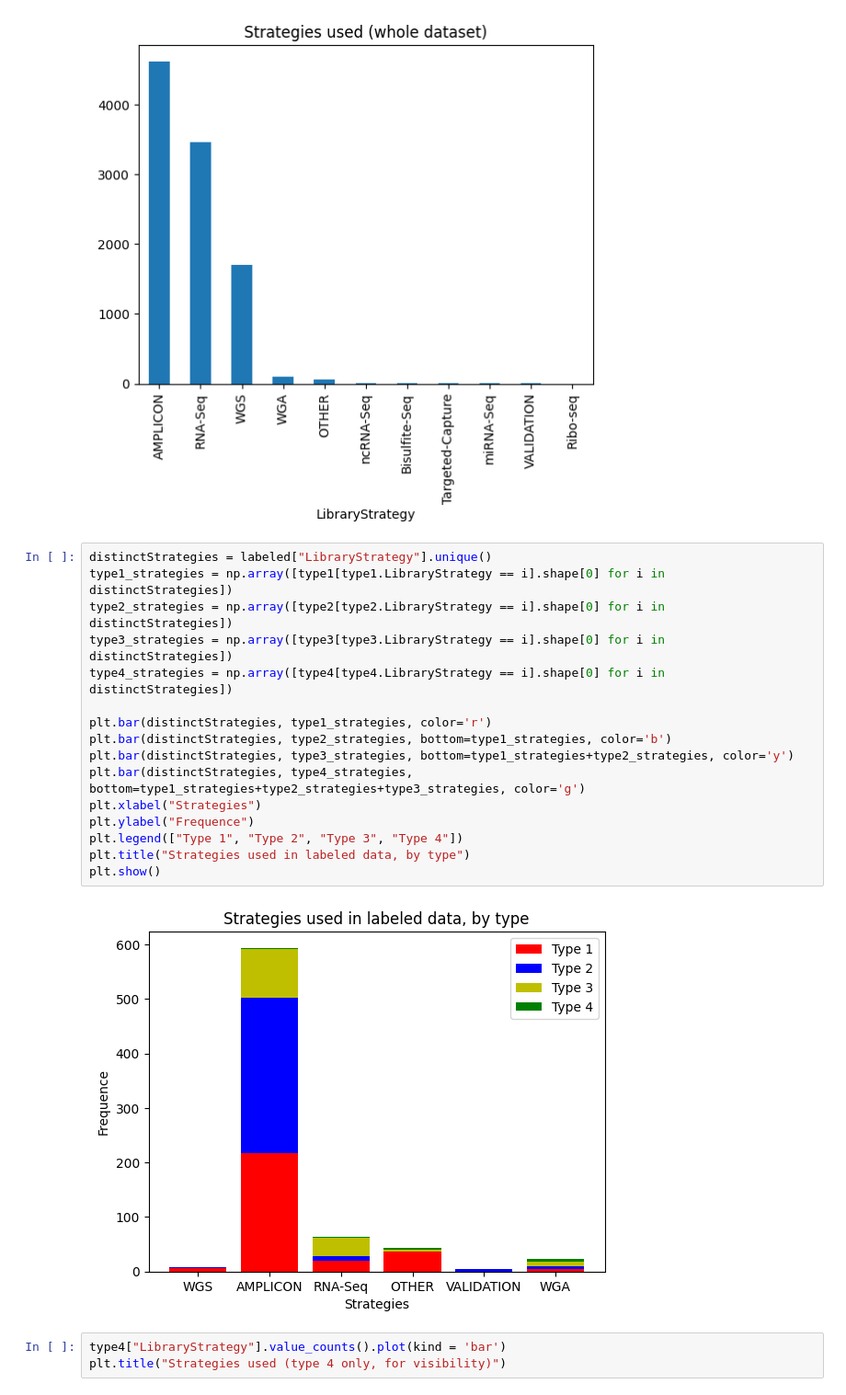
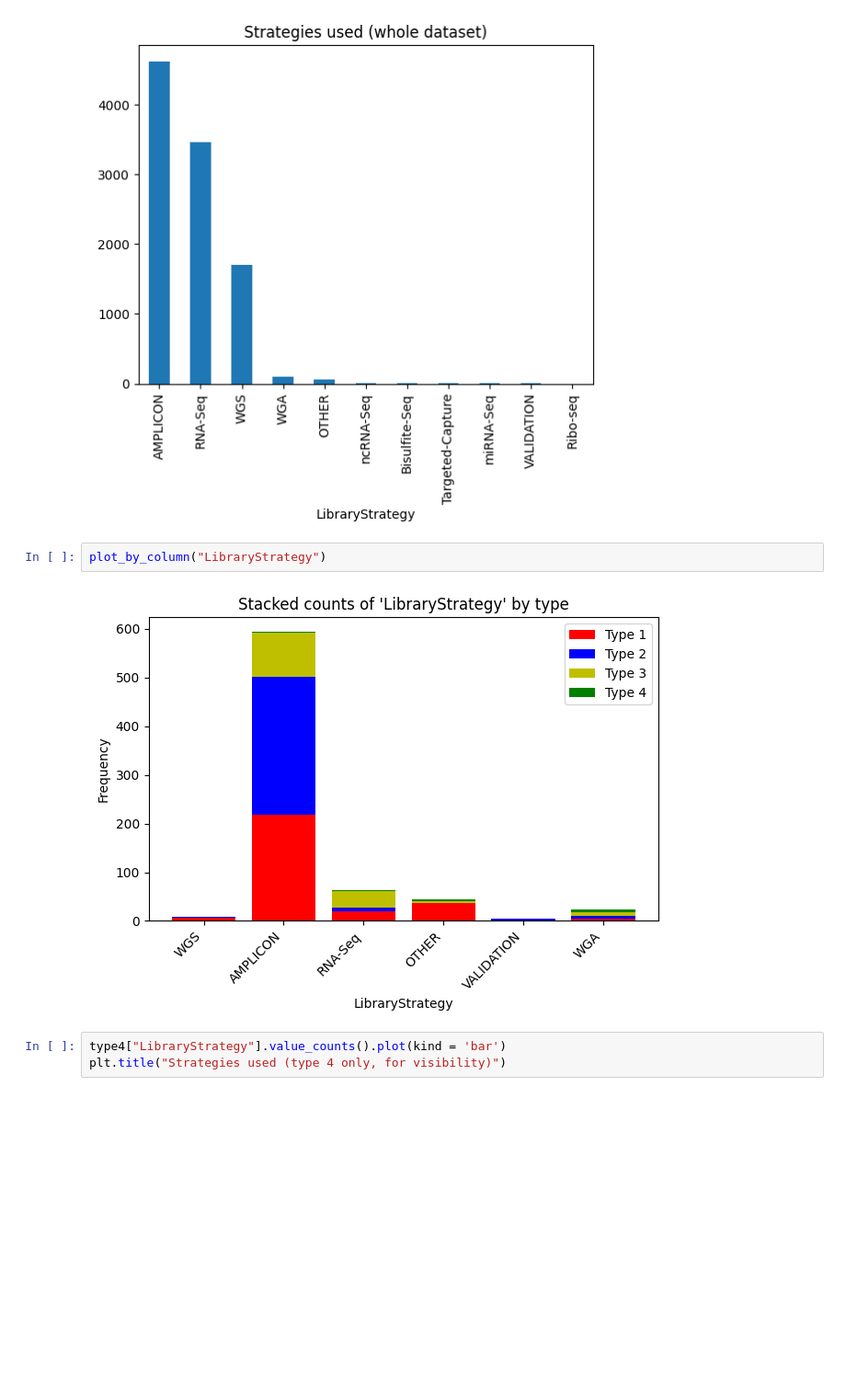
Before and after one commit to Fossam40/DENV-dataAnalysis, a Jupyter notebook: sampleStatistics.ipynb, the cells around one changed output. Shown: that part at 92% size. Drawn from its saved outputs; the diff is of its cells as text; blank space fills up the shorter version.

```diff
--- a/sampleStatistics.ipynb
+++ b/sampleStatistics.ipynb
@@ -89,24 +141,10 @@ plt.title("Strategies used (whole dataset)")
 # %% [output]
 Text(0.5, 1.0, 'Strategies used (whole dataset)')
 [figure]
-# %%
-distinctStrategies = labeled["LibraryStrategy"].unique()
-type1_strategies = np.array([type1[type1.LibraryStrategy == i].shape[0] for i in distinctStrategies])
-type2_strategies = np.array([type2[type2.LibraryStrategy == i].shape[0] for i in distinctStrategies])
-type3_strategies = np.array([type3[type3.LibraryStrategy == i].shape[0] for i in distinctStrategies])
-type4_strategies = np.array([type4[type4.LibraryStrategy == i].shape[0] for i in distinctStrategies])
-
-plt.bar(distinctStrategies, type1_strategies, color='r')
-plt.bar(distinctStrategies, type2_strategies, bottom=type1_strategies, color='b')
-plt.bar(distinctStrategies, type3_strategies, bottom=type1_strategies+type2_strategies, color='y')
-plt.bar(distinctStrategies, type4_strategies, bottom=type1_strategies+type2_strategies+type3_strategies, color='g')
-plt.xlabel("Strategies")
-plt.ylabel("Frequence")
-plt.legend(["Type 1", "Type 2", "Type 3", "Type 4"])
-plt.title("Strategies used in labeled data, by type")
-plt.show()
-# %% [output]
-[figure, removed]
+# %%
+plot_by_column("LibraryStrategy")
+# %% [output]
+[figure, added]
 # %%
 type4["LibraryStrategy"].value_counts().plot(kind = 'bar')
 plt.title("Strategies used (type 4 only, for visibility)")
```
Also changed, not shown: parts of 20 cells of this notebook.
